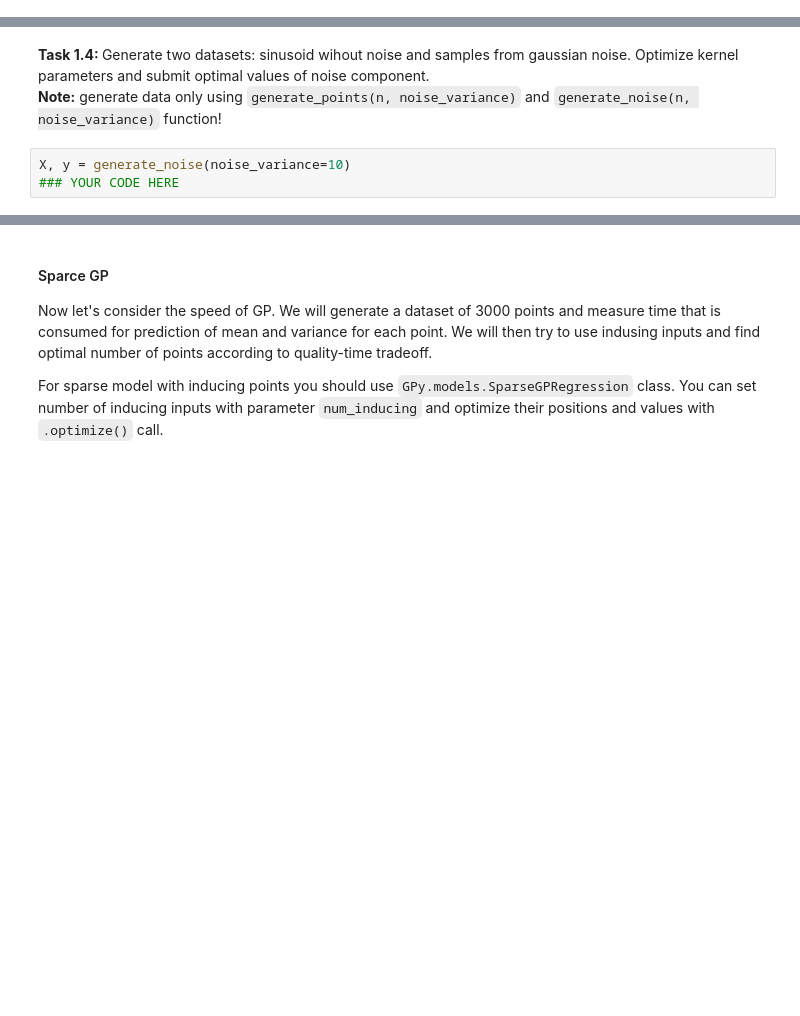
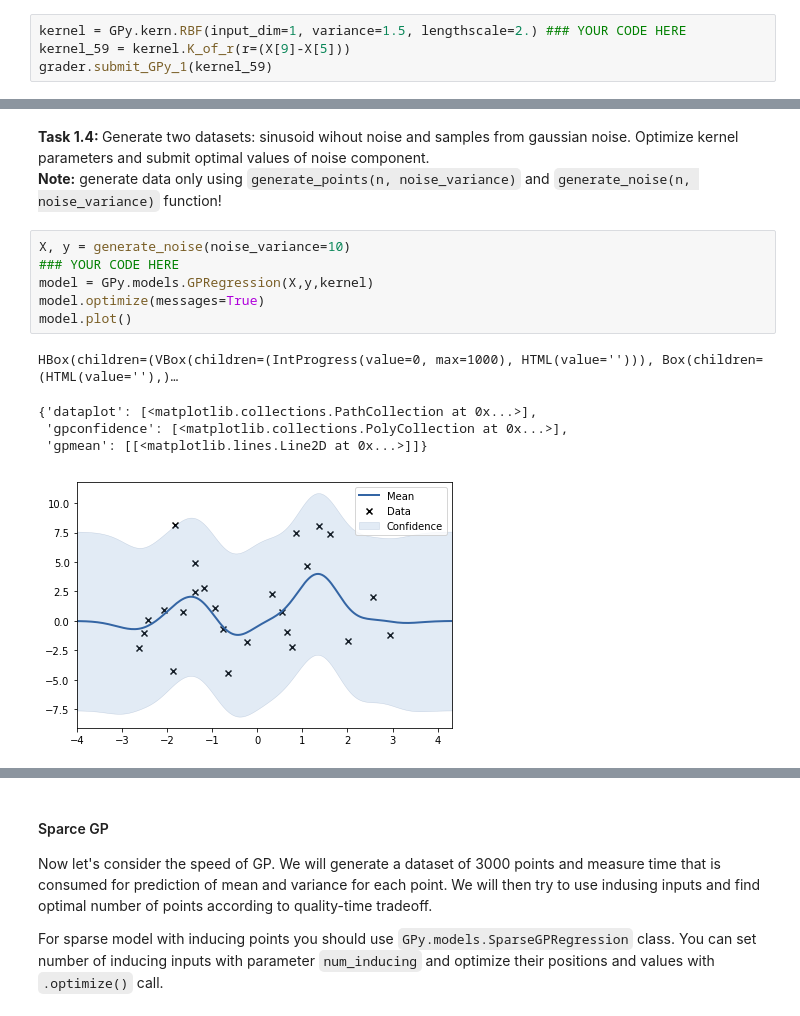
Before and after one commit to ishaanb92/BayesianML, a Jupyter notebook: week_6/week_6.ipynb, the cells around one changed output, grey strips where cells are left out. Drawn from its saved outputs; the diff is of its cells as text; blank space fills up the shorter version.

```diff
--- a/week_6/week_6.ipynb
+++ b/week_6/week_6.ipynb
@@ -80,0 +77,4 @@ grader.submit_GPy_1(kernel_59)
+# %%
+kernel = GPy.kern.RBF(input_dim=1, variance=1.5, lengthscale=2.) ### YOUR CODE HERE
+kernel_59 = kernel.K_of_r(r=(X[9]-X[5]))
+grader.submit_GPy_1(kernel_59)
@@ -110,6 +134,15 @@ As you see, process generates outputs just right. Let's see if GP can figure out
 # %%
 X, y = generate_noise(noise_variance=10)
 ### YOUR CODE HERE
+model = GPy.models.GPRegression(X,y,kernel)
+model.optimize(messages=True)
+model.plot()
+# %% [output]
+HBox(children=(VBox(children=(IntProgress(value=0, max=1000), HTML(value=''))), Box(children=(HTML(value=''),)…
+{'dataplot': [<matplotlib.collections.PathCollection at 0x...>],
+ 'gpconfidence': [<matplotlib.collections.PolyCollection at 0x...>],
+ 'gpmean': [[<matplotlib.lines.Line2D at 0x...>]]}
+[figure, added]
 # %%
 X, y = generate_points(noise_variance=0)
 ### YOUR CODE HERE
```
Also changed, not shown: parts of 12 cells of this notebook.
